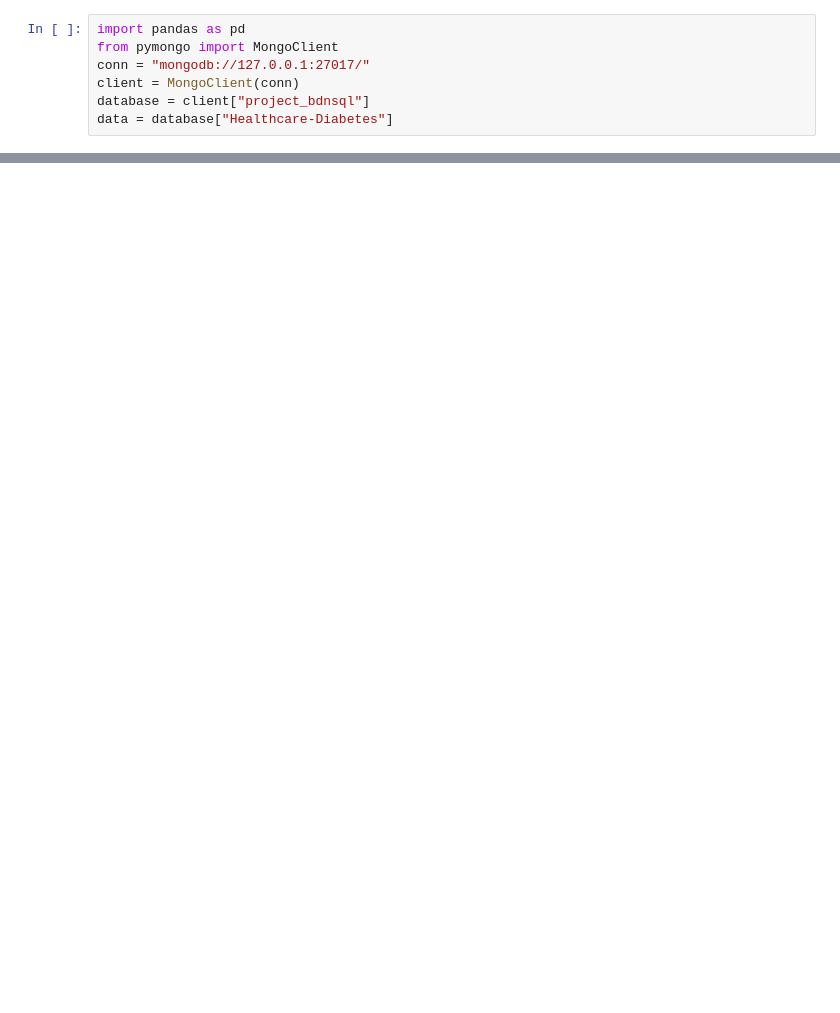
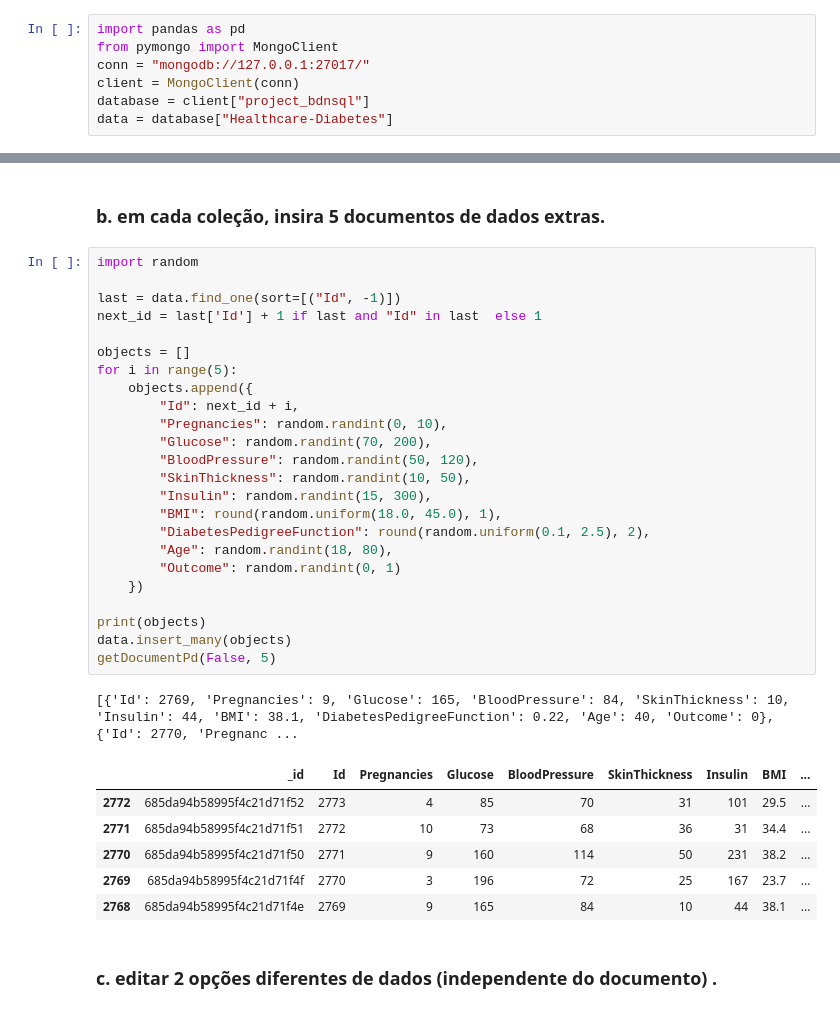
Before and after one commit to GabrielKuiawa/Projeto-final-da-disciplina-Banco-de-Dados-NoSQL, a Jupyter notebook: project bdnsql.ipynb, the cells around one changed output, grey strips where cells are left out. Saved outputs shown, nothing was run; the diff lists cells and outputs as text; blank space fills up the shorter version.

```diff
--- a/project bdnsql.ipynb
+++ b/project bdnsql.ipynb
@@ -23,0 +38,36 @@ pd.DataFrame(list(data.find()))
+# %% [markdown]
+### b. em cada coleção, insira 5 documentos de dados extras.
+# %%
+import random
+
+last = data.find_one(sort=[("Id", -1)])
+next_id = last['Id'] + 1 if last and "Id" in last  else 1
+
+objects = []
+for i in range(5):
+    objects.append({
+        "Id": next_id + i,
+        "Pregnancies": random.randint(0, 10),
+        "Glucose": random.randint(70, 200),
+        "BloodPressure": random.randint(50, 120),
+        "SkinThickness": random.randint(10, 50),
+        "Insulin": random.randint(15, 300),
+        "BMI": round(random.uniform(18.0, 45.0), 1),
+        "DiabetesPedigreeFunction": round(random.uniform(0.1, 2.5), 2),
+        "Age": random.randint(18, 80),
+        "Outcome": random.randint(0, 1)
+    })
+
+print(objects)
+data.insert_many(objects)
+getDocumentPd(False, 5)
+# %% [output]
+[{'Id': 2769, 'Pregnancies': 9, 'Glucose': 165, 'BloodPressure': 84, 'SkinThickness': 10, 'Insulin': 44, 'BMI': 38.1, 'DiabetesPedigreeFunction': 0.22, 'Age': 40, 'Outcome': 0}, {'Id': 2770, 'Pregnanc ...
+|  | _id | Id | Pregnancies | Glucose | BloodPressure | SkinThickness | Insulin | BMI | ... |
+| 2772 | 685da94b58995f4c21d71f52 | 2773 | 4 | 85 | 70 | 31 | 101 | 29.5 | ... |
+| 2771 | 685da94b58995f4c21d71f51 | 2772 | 10 | 73 | 68 | 36 | 31 | 34.4 | ... |
+| 2770 | 685da94b58995f4c21d71f50 | 2771 | 9 | 160 | 114 | 50 | 231 | 38.2 | ... |
+| 2769 | 685da94b58995f4c21d71f4f | 2770 | 3 | 196 | 72 | 25 | 167 | 23.7 | ... |
+| 2768 | 685da94b58995f4c21d71f4e | 2769 | 9 | 165 | 84 | 10 | 44 | 38.1 | ... |
+# %% [markdown]
+### c. editar 2 opções diferentes de dados (independente do documento) .
```
Also changed, not shown: parts of 14 cells of this notebook.
